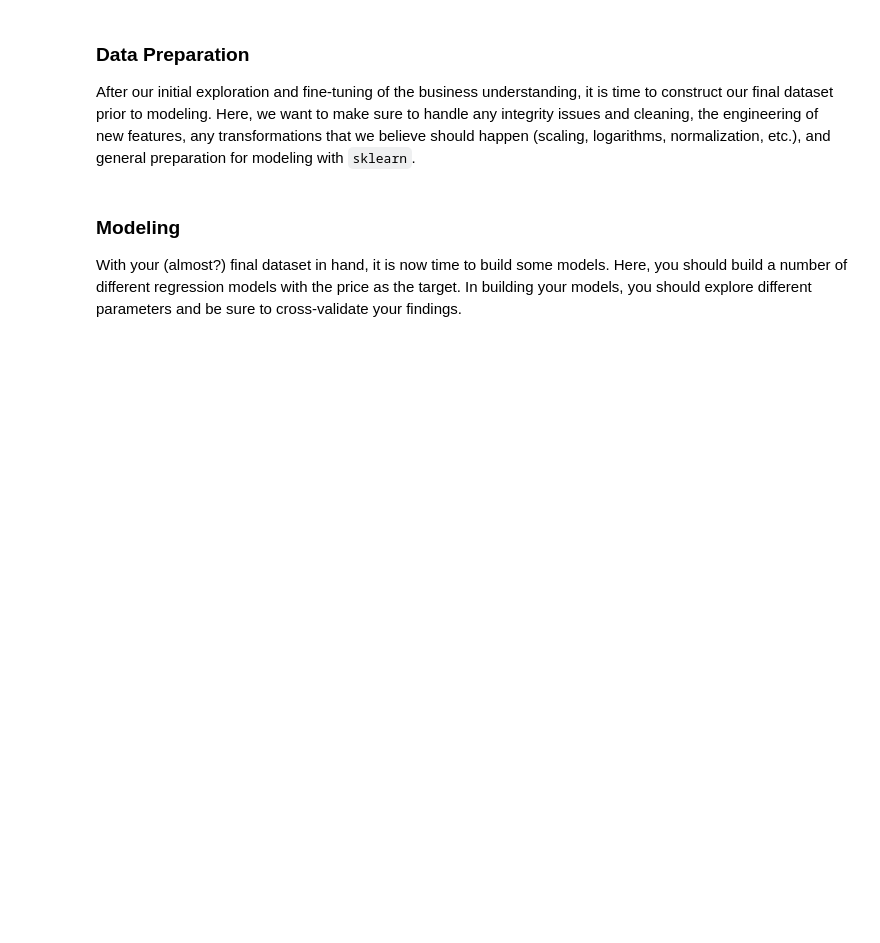
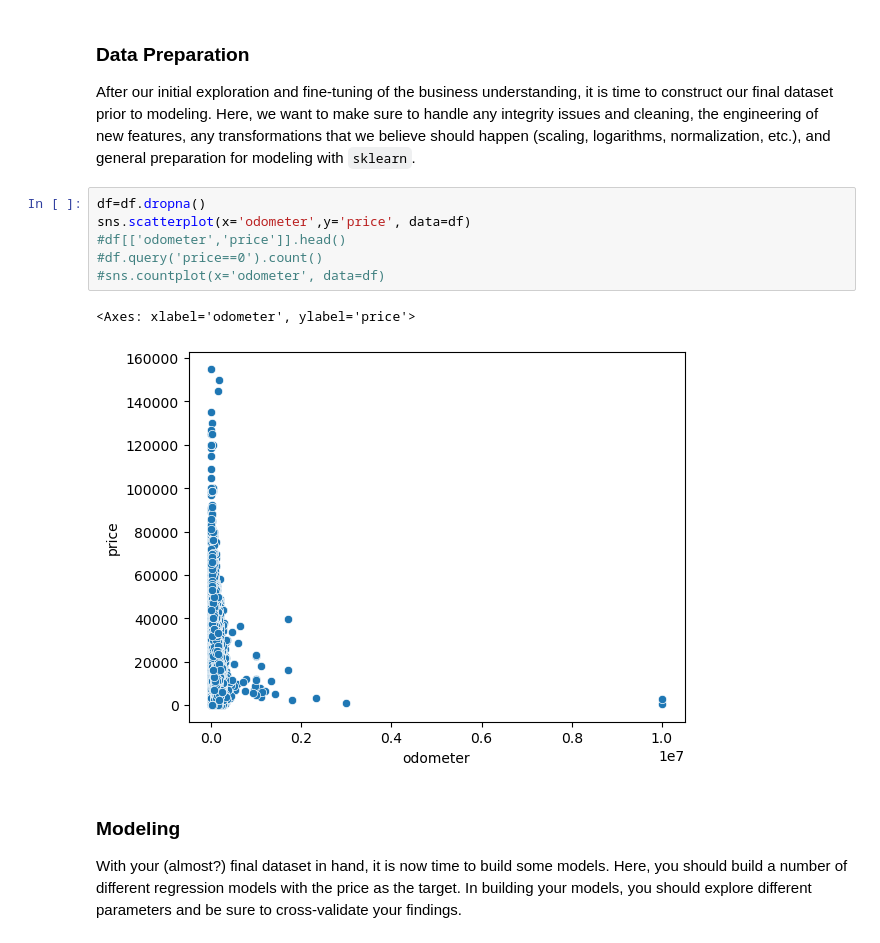
Before and after one commit to mchepuri/car_price_analysis_ml, a Jupyter notebook: prompt_II.ipynb, the cells around one changed output. Drawn from its saved outputs; the diff is of its cells as text; blank space fills up the shorter version.

Commit message:
sns plot

```diff
--- a/prompt_II.ipynb
+++ b/prompt_II.ipynb
@@ -38,6 +40,15 @@ Name: count, dtype: int64
 ### Data Preparation
 
 After our initial exploration and fine-tuning of the business understanding, it is time to construct our final dataset prior to modeling.  Here, we want to make sure to handle any integrity issues and cleaning, the engineering of new features, any transformations that we believe should happen (scaling, logarithms, normalization, etc.), and general preparation for modeling with `sklearn`.
+# %%
+df=df.dropna()
+sns.scatterplot(x='odometer',y='price', data=df)
+#df[['odometer','price']].head()
+#df.query('price==0').count()
+#sns.countplot(x='odometer', data=df)
+# %% [output]
+<Axes: xlabel='odometer', ylabel='price'>
+[figure, added]
 # %% [markdown]
 ### Modeling
 
```
Also changed, not shown: parts of 2 cells of this notebook.
